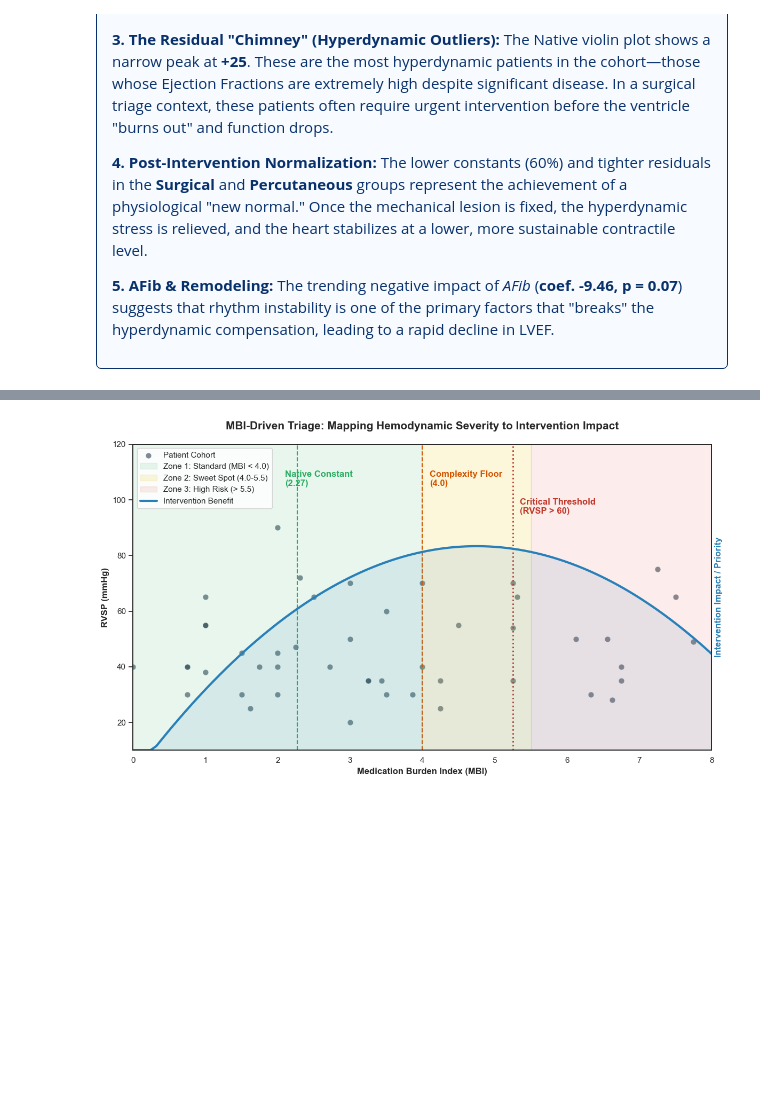
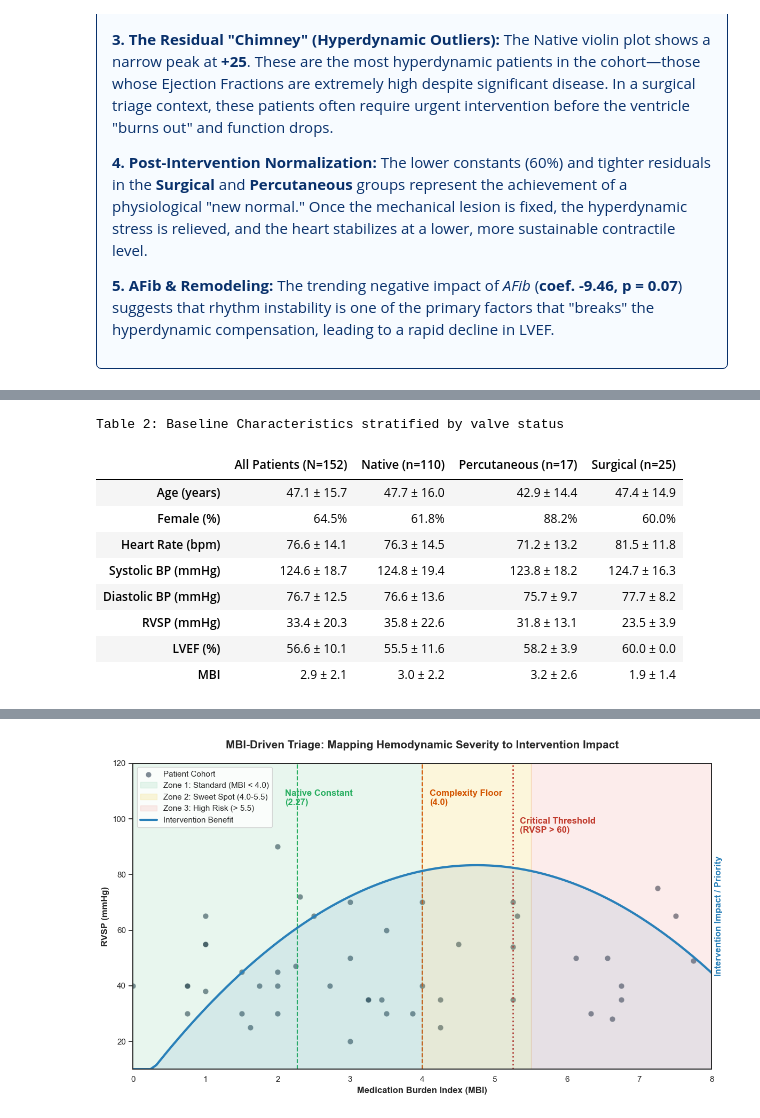
Before and after one commit to enrodri/phl_2025, a Jupyter notebook: phl_2025.ipynb, the cells around one changed output, grey strips where cells are left out. Cells and saved outputs as stored; diff of their text form; code cells hidden in the pictures; blank space fills up the shorter version.

```diff
--- a/phl_2025.ipynb
+++ b/phl_2025.ipynb
@@ -1982,0 +2186,44 @@ Confusion matrix visualization
+# %%
+# 6.4. We construct table 2
+
+rows = [
+    ('Age (years)', 'Age', 'mean'),
+    ('Female (%)', 'Gender', 'pct'),
+    ('Heart Rate (bpm)', 'Heart rate', 'mean'),
+    ('Systolic BP (mmHg)', 'SBP R', 'mean'),
+    ('Diastolic BP (mmHg)', 'DBP R', 'mean'),
+    ('RVSP (mmHg)', 'RVSP_Imputed', 'mean'),
+    ('LVEF (%)', 'LVEF_Score', 'mean'),
+    ('MBI', 'MBI', 'mean')
+]
+
+table_two = pd.DataFrame()
+
+# Column A: All Patients (N=152)
+col_all = []
+for label, col, is_pct in rows:
+    col_all.append(stats.format_stat(df, col, is_pct))
+table_two['All Patients (N=152)'] = col_all
+
+for approach in ['Native', 'Percutaneous', 'Surgical']:
+    app_df = df[df['Approach'] == approach]
+    table_two[f'{approach} (n={len(app_df)})'] = [
+        stats.format_stat(app_df, col, is_pct) for _, col, is_pct in rows
+        ]
+
+table_two.index = [r[0] for r in rows]
+
+# Table 2: Baseline Characteristics stratified by valve status
+print('Table 2: Baseline Characteristics stratified by valve status')
+display(table_two)
+# %% [output]
+Table 2: Baseline Characteristics stratified by valve status
+|  | All Patients (N=152) | Native (n=110) | Percutaneous (n=17) | Surgical (n=25) |
+| Age (years) | 47.1 ± 15.7 | 47.7 ± 16.0 | 42.9 ± 14.4 | 47.4 ± 14.9 |
+| Female (%) | 64.5% | 61.8% | 88.2% | 60.0% |
+| Heart Rate (bpm) | 76.6 ± 14.1 | 76.3 ± 14.5 | 71.2 ± 13.2 | 81.5 ± 11.8 |
+| Systolic BP (mmHg) | 124.6 ± 18.7 | 124.8 ± 19.4 | 123.8 ± 18.2 | 124.7 ± 16.3 |
+| Diastolic BP (mmHg) | 76.7 ± 12.5 | 76.6 ± 13.6 | 75.7 ± 9.7 | 77.7 ± 8.2 |
+| RVSP (mmHg) | 33.4 ± 20.3 | 35.8 ± 22.6 | 31.8 ± 13.1 | 23.5 ± 3.9 |
+| LVEF (%) | 56.6 ± 10.1 | 55.5 ± 11.6 | 58.2 ± 3.9 | 60.0 ± 0.0 |
+| MBI | 2.9 ± 2.1 | 3.0 ± 2.2 | 3.2 ± 2.6 | 1.9 ± 1.4 |
```
Also changed, not shown: parts of 31 cells of this notebook, 38 other files.
